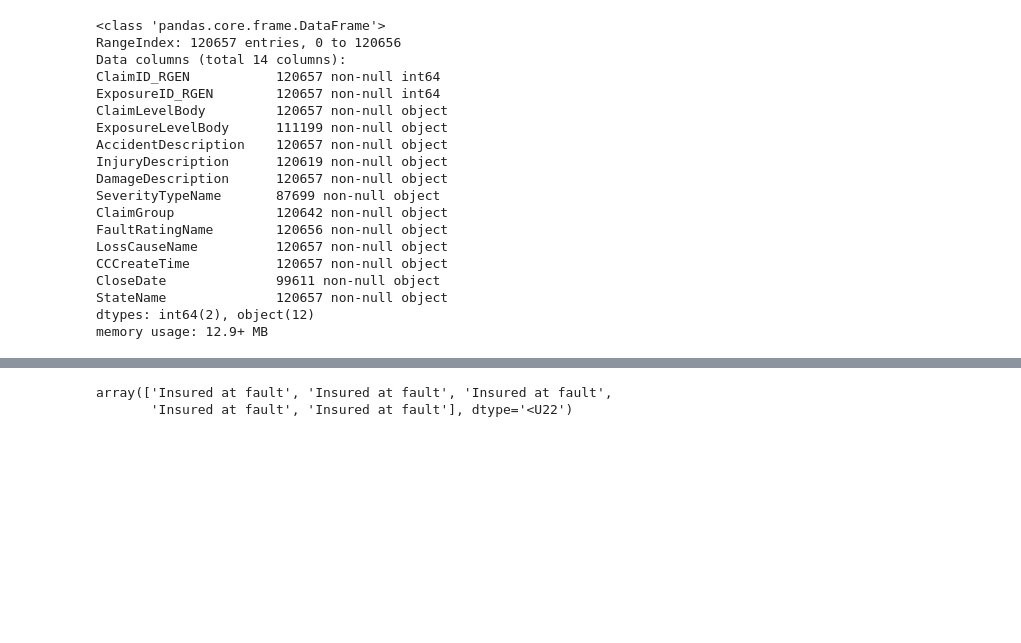
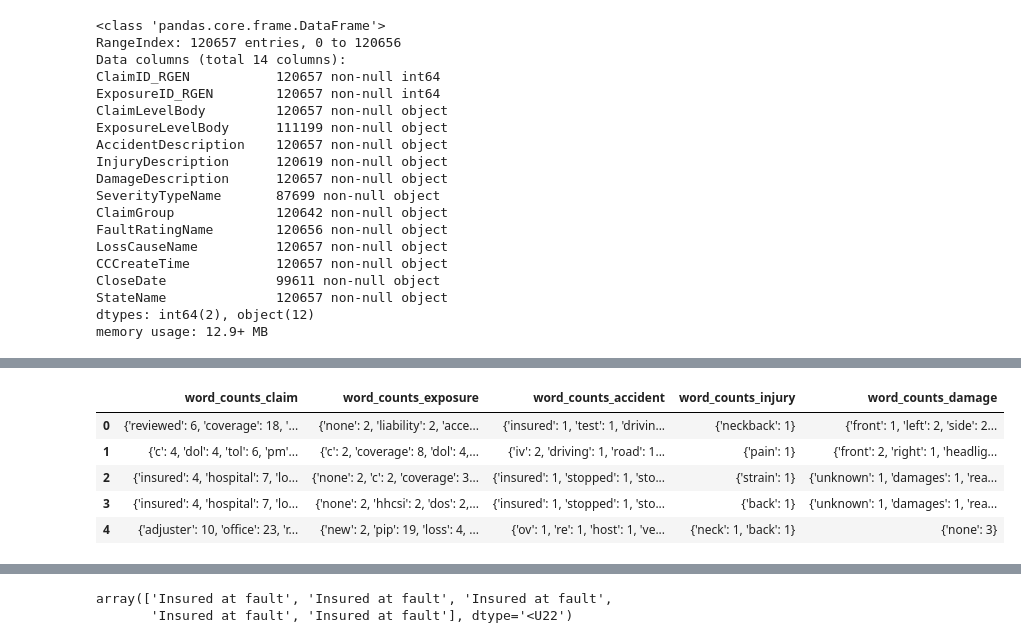
Before and after one commit to asidamo/Auto-Insuruance-finding-the-at-fault-party-with-claims-nlp, a Jupyter notebook: dq9-AM.ipynb, the cells around one changed output, grey strips where cells are left out. Drawn from its saved outputs; the diff is of its cells as text; code cells hidden in the pictures; blank space fills up the shorter version.

```diff
--- a/dq9-AM.ipynb
+++ b/dq9-AM.ipynb
@@ -178,3 +327,19 @@ damage_desc_tokenized = [[token for token in word_tokenize(doc) if token.isalpha
+# %%
+dict_cols = {'word_counts_claim': word_counts_claim,
+         'word_counts_exposure': word_counts_exposure,
+         'word_counts_accident': word_counts_accident,
+         'word_counts_injury': word_counts_injury,
+             'word_counts_damage': word_counts_damage}
+df_word_count = pd.DataFrame.from_dict(dict_cols)
+# %%
+df_word_count.head()
+# %% [output]
+|  | word_counts_claim | word_counts_exposure | word_counts_accident | word_counts_injury | word_counts_damage |
+| 0 | {'reviewed': 6, 'coverage': 18, '... | {'none': 2, 'liability': 2, 'acce... | {'insured': 1, 'test': 1, 'drivin... | {'neckback': 1} | {'front': 1, 'left': 2, 'side': 2... |
+| 1 | {'c': 4, 'dol': 4, 'tol': 6, 'pm'... | {'c': 2, 'coverage': 8, 'dol': 4,... | {'iv': 2, 'driving': 1, 'road': 1... | {'pain': 1} | {'front': 2, 'right': 1, 'headlig... |
+| 2 | {'insured': 4, 'hospital': 7, 'lo... | {'none': 2, 'c': 2, 'coverage': 3... | {'insured': 1, 'stopped': 1, 'sto... | {'strain': 1} | {'unknown': 1, 'damages': 1, 'rea... |
+| 3 | {'insured': 4, 'hospital': 7, 'lo... | {'none': 2, 'hhcsi': 2, 'dos': 2,... | {'insured': 1, 'stopped': 1, 'sto... | {'back': 1} | {'unknown': 1, 'damages': 1, 'rea... |
+| 4 | {'adjuster': 10, 'office': 23, 'r... | {'new': 2, 'pip': 19, 'loss': 4, ... | {'ov': 1, 're': 1, 'host': 1, 've... | {'neck': 1, 'back': 1} | {'none': 3} |
 # %%
 token_cols = {'claim_level_list': claim_level_tokenized,
          'exposure_level_list': exposure_level_tokenized,
```
Also changed, not shown: parts of 34 cells of this notebook.
